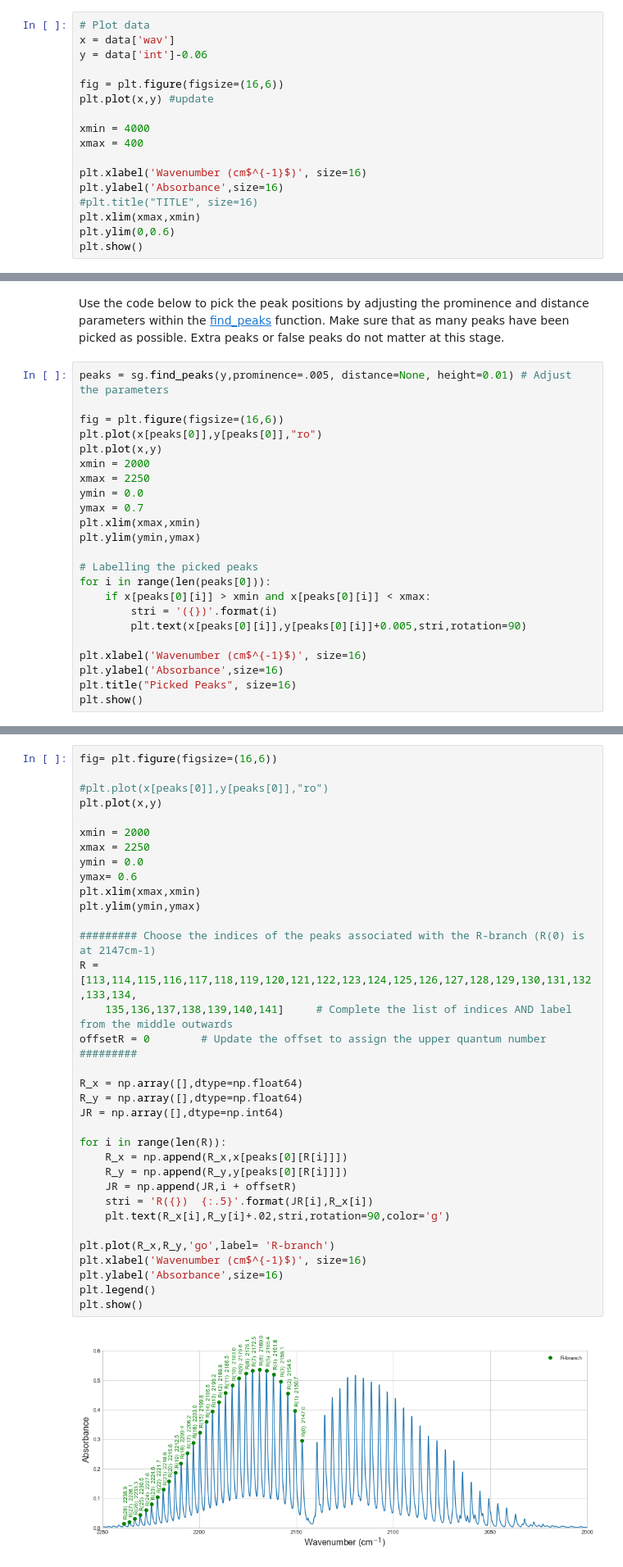
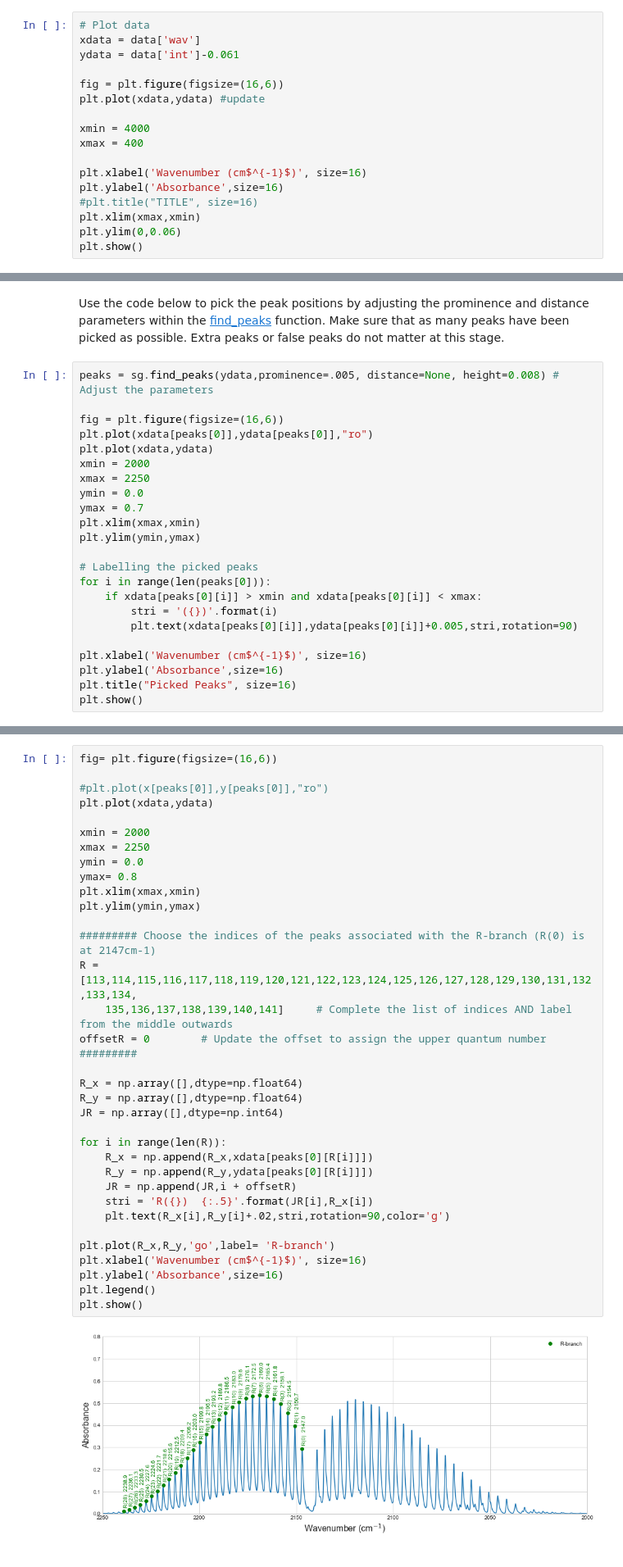
Before and after one commit to laperk01/CHEM2011, a Jupyter notebook: QS2 CO/QS2_student.ipynb, the cells around one changed output, grey strips where cells are left out. Shown at 82% size. Cells and saved outputs as stored; diff of their text form.

```diff
--- a/QS2 CO/QS2_student.ipynb
+++ b/QS2 CO/QS2_student.ipynb
@@ -37,11 +37,11 @@ data
 Plot the experimental spectrum.
 # %%
 # Plot data
-x = data['wav']
-y = data['int']-0.06
+xdata = data['wav']
+ydata = data['int']-0.061
 
 fig = plt.figure(figsize=(16,6))
-plt.plot(x,y) #update
+plt.plot(xdata,ydata) #update
 
 xmin = 4000
 xmax = 400
@@ -50,6 +50,6 @@ plt.xlabel('Wavenumber (cm$^{-1}$)', size=16)
 plt.ylabel('Absorbance',size=16)
 #plt.title("TITLE", size=16)
 plt.xlim(xmax,xmin)
-plt.ylim(0,0.6)
+plt.ylim(0,0.06)
 plt.show()
 # %% [output]
@@ -59,11 +59,11 @@ plt.show()
 # %% [markdown]
 Use the code below to pick the peak positions by adjusting the prominence and distance parameters within the [find_peaks](https://docs.scipy.org/doc/scipy/reference/generated/scipy.signal.find_peaks.html) function. Make sure that as many peaks have been picked as possible. Extra peaks or false peaks do not matter at this stage.
 # %%
-peaks = sg.find_peaks(y,prominence=.005, distance=None, height=0.01) # Adjust the parameters
+peaks = sg.find_peaks(ydata,prominence=.005, distance=None, height=0.008) # Adjust the parameters
 
 fig = plt.figure(figsize=(16,6))
-plt.plot(x[peaks[0]],y[peaks[0]],"ro")
-plt.plot(x,y)
+plt.plot(xdata[peaks[0]],ydata[peaks[0]],"ro")
+plt.plot(xdata,ydata)
 xmin = 2000
 xmax = 2250
 ymin = 0.0
@@ -73,9 +73,9 @@ plt.ylim(ymin,ymax)
 
 # Labelling the picked peaks
 for i in range(len(peaks[0])):
-    if x[peaks[0][i]] > xmin and x[peaks[0][i]] < xmax:
+    if xdata[peaks[0][i]] > xmin and xdata[peaks[0][i]] < xmax:
         stri = '({})'.format(i)
-        plt.text(x[peaks[0][i]],y[peaks[0][i]]+0.005,stri,rotation=90)
+        plt.text(xdata[peaks[0][i]],ydata[peaks[0][i]]+0.005,stri,rotation=90)
 
 plt.xlabel('Wavenumber (cm$^{-1}$)', size=16)
 plt.ylabel('Absorbance',size=16)
@@ -87,39 +87,39 @@ plt.show()
 fig= plt.figure(figsize=(16,6))
 
 #plt.plot(x[peaks[0]],y[peaks[0]],"ro")
-plt.plot(x,y)
+plt.plot(xdata,ydata)
 
 xmin = 2000
 xmax = 2250
 ymin = 0.0
-ymax= 0.6
+ymax= 0.8
 plt.xlim(xmax,xmin)
 plt.ylim(ymin,ymax)
 
 ######### Choose the indices of the peaks associated with the R-branch (R(0) is at 2147cm-1)
 R = [113,114,115,116,117,118,119,120,121,122,123,124,125,126,127,128,129,130,131,132,133,134,
     135,136,137,138,139,140,141]     # Complete the list of indices AND label from the middle outwards
 offsetR = 0        # Update the offset to assign the upper quantum number
 #########
 
 R_x = np.array([],dtype=np.float64)
 R_y = np.array([],dtype=np.float64)
 JR = np.array([],dtype=np.int64)
 
 for i in range(len(R)):
-    R_x = np.append(R_x,x[peaks[0][R[i]]])
-    R_y = np.append(R_y,y[peaks[0][R[i]]])
+    R_x = np.append(R_x,xdata[peaks[0][R[i]]])
+    R_y = np.append(R_y,ydata[peaks[0][R[i]]])
     JR = np.append(JR,i + offsetR)
     stri = 'R({})  {:.5}'.format(JR[i],R_x[i])
     plt.text(R_x[i],R_y[i]+.02,stri,rotation=90,color='g')
 
 plt.plot(R_x,R_y,'go',label= 'R-branch')
 plt.xlabel('Wavenumber (cm$^{-1}$)', size=16)
 plt.ylabel('Absorbance',size=16)
 plt.legend()
 plt.show()
 # %% [output]
-[figure, old version]
+[figure, new version]
 # %%
 fig= plt.figure(figsize=(16,6))
 
```
Also changed, not shown: parts of 9 cells of this notebook.
